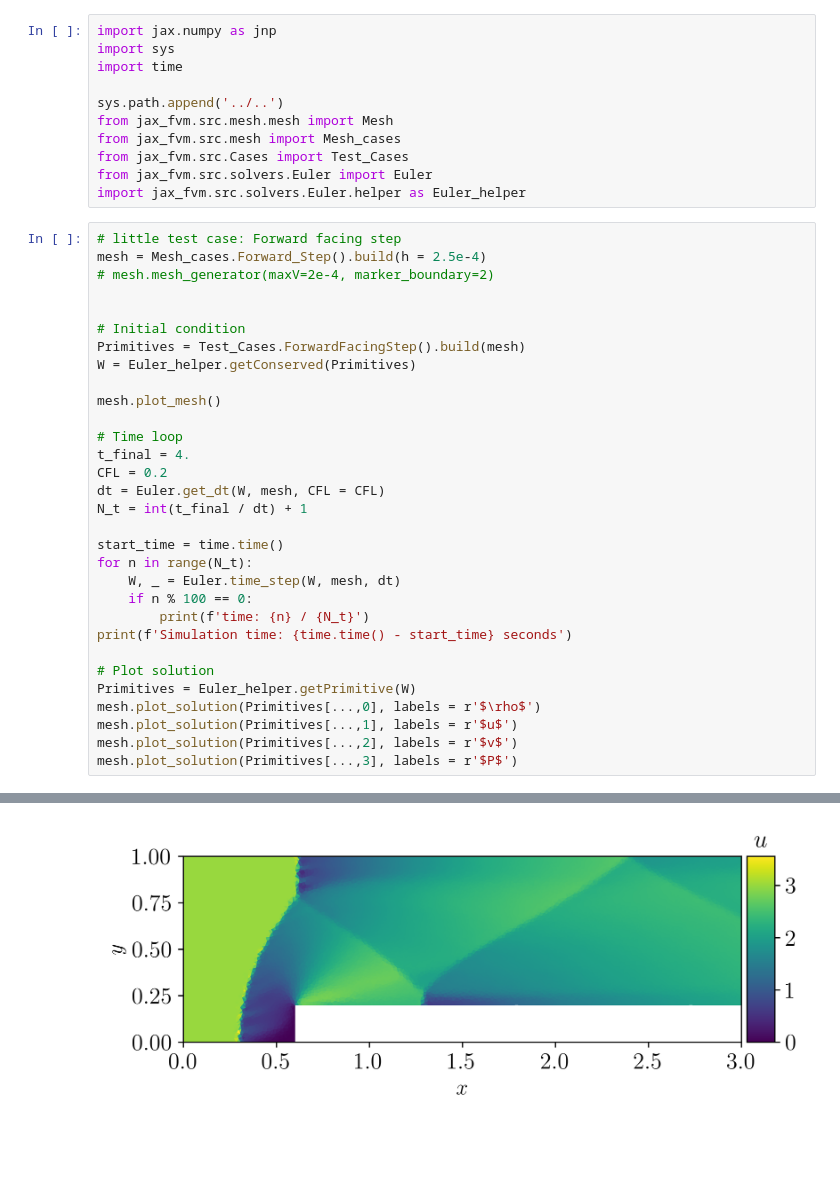
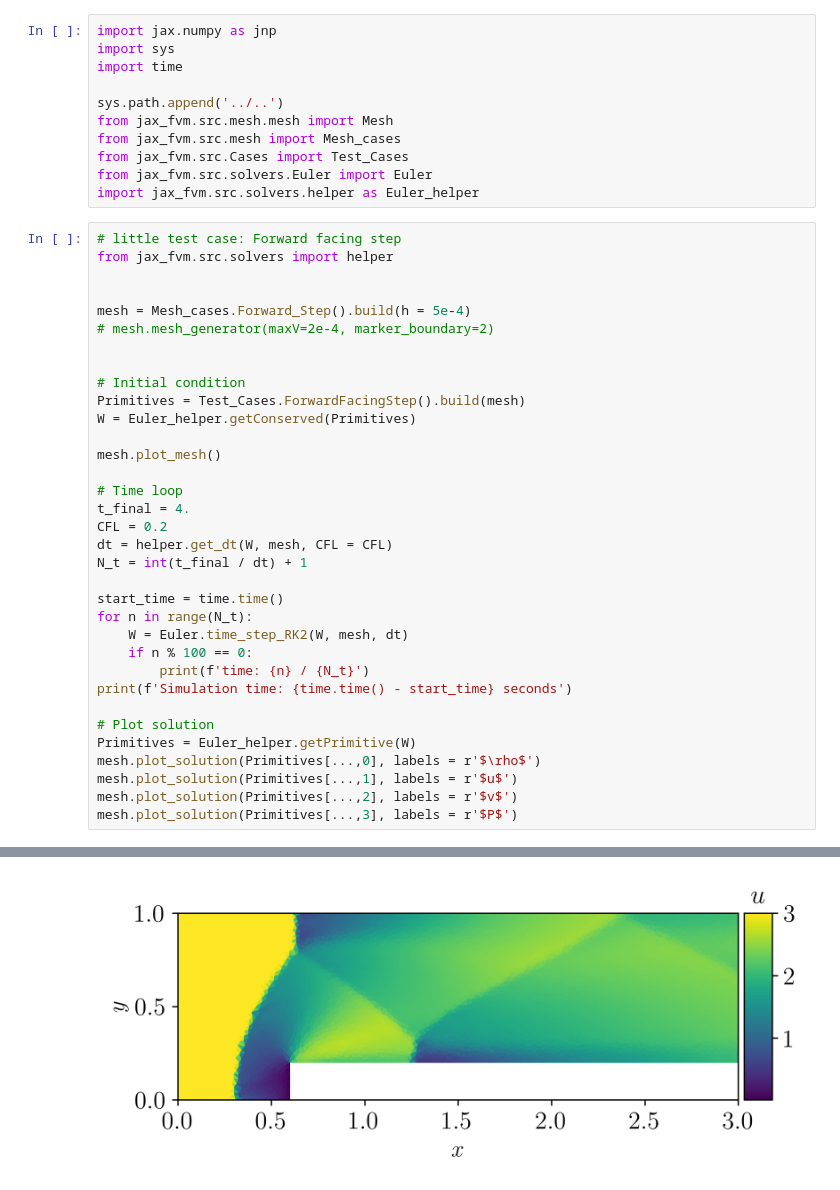
Before and after one commit to guigzair/jax_fvm, a Jupyter notebook: examples/Euler_example.ipynb, the cells around one changed output, grey strips where cells are left out. Cells and saved outputs as stored; diff of their text form; blank space fills up the shorter version.

```diff
--- a/examples/Euler_example.ipynb
+++ b/examples/Euler_example.ipynb
@@ -16,10 +16,13 @@ from jax_fvm.src.mesh.mesh import Mesh
 from jax_fvm.src.mesh import Mesh_cases
 from jax_fvm.src.Cases import Test_Cases
 from jax_fvm.src.solvers.Euler import Euler
-import jax_fvm.src.solvers.Euler.helper as Euler_helper
+import jax_fvm.src.solvers.helper as Euler_helper
 # %%
 # little test case: Forward facing step
-mesh = Mesh_cases.Forward_Step().build(h = 2.5e-4)
+from jax_fvm.src.solvers import helper
+
+
+mesh = Mesh_cases.Forward_Step().build(h = 5e-4)
 # mesh.mesh_generator(maxV=2e-4, marker_boundary=2)
 
 
@@ -32,12 +35,12 @@ mesh.plot_mesh()
 # Time loop
 t_final = 4.
 CFL = 0.2
-dt = Euler.get_dt(W, mesh, CFL = CFL)
+dt = helper.get_dt(W, mesh, CFL = CFL)
 N_t = int(t_final / dt) + 1
 
 start_time = time.time()
 for n in range(N_t):
-    W, _ = Euler.time_step(W, mesh, dt)
+    W = Euler.time_step_RK2(W, mesh, dt)
     if n % 100 == 0:
         print(f'time: {n} / {N_t}')
 print(f'Simulation time: {time.time() - start_time} seconds')
@@ -71 +74 @@ Simulation time: 15.673765420913696 seconds
-[figure, old version]
+[figure, new version]
```
Also changed, not shown: parts of 1 cell of this notebook, 6 other files.
